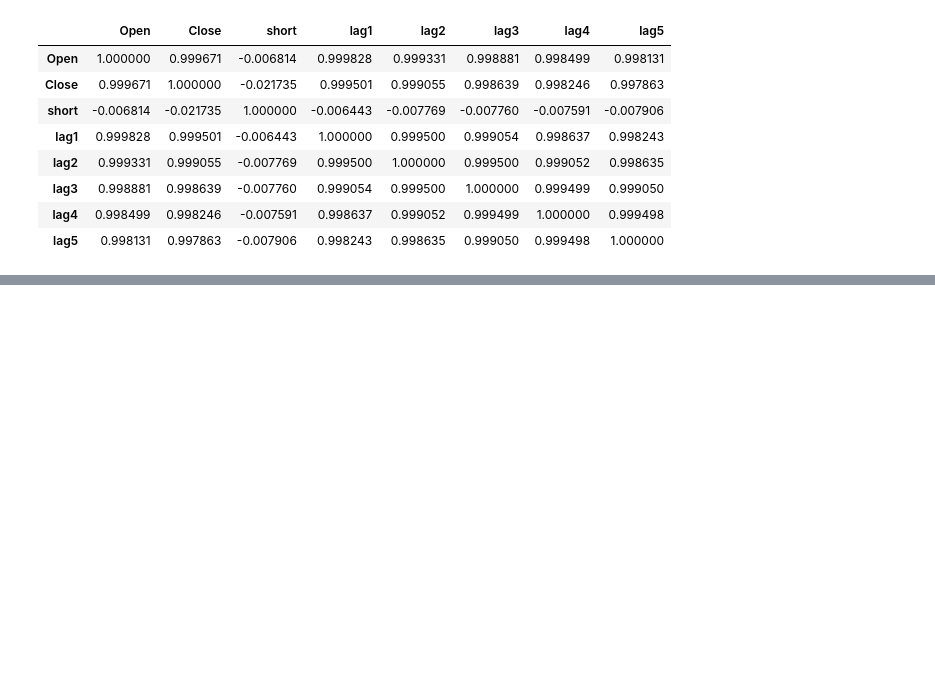
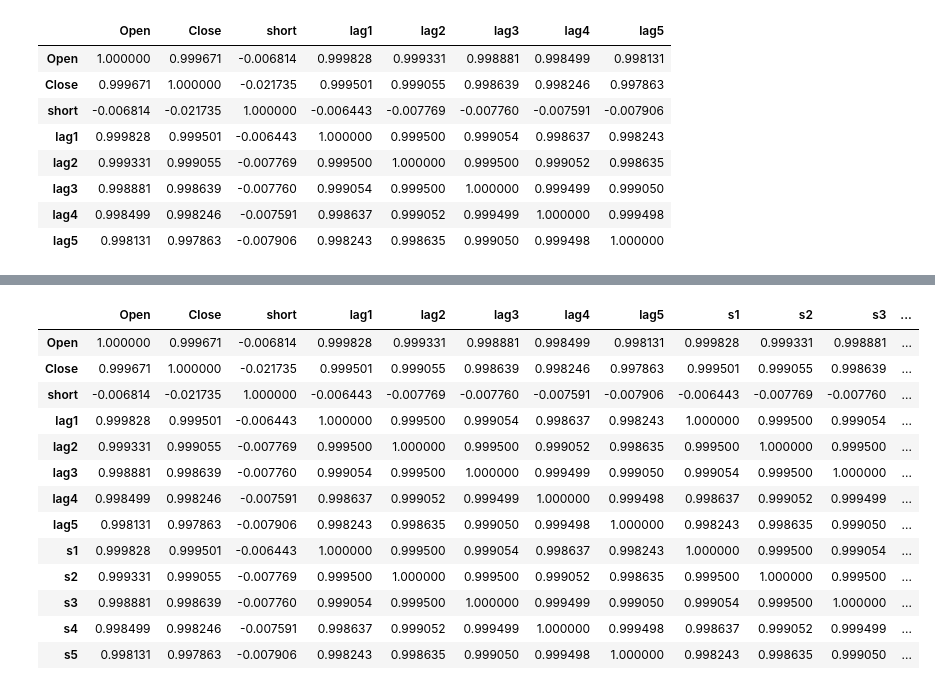
Before and after one commit to bhardwajshivam/Optimizing-Order-Execution-Strategy-for-HFT, a Jupyter notebook: Data_Collection.ipynb, the cells around one changed output, grey strips where cells are left out. Drawn from its saved outputs; the diff is of its cells as text; code cells hidden in the pictures; blank space fills up the shorter version.

Commit message:
slope corr

```diff
--- a/Data_Collection.ipynb
+++ b/Data_Collection.ipynb
@@ -192,3 +192,23 @@ data.corr()
 | lag3 | 0.998881 | 0.998639 | -0.007760 | 0.999054 | 0.999500 | 1.000000 | 0.999499 | 0.999050 |
 | lag4 | 0.998499 | 0.998246 | -0.007591 | 0.998637 | 0.999052 | 0.999499 | 1.000000 | 0.999498 |
 | lag5 | 0.998131 | 0.997863 | -0.007906 | 0.998243 | 0.998635 | 0.999050 | 0.999498 | 1.000000 |
+# %%
+s1 = []
+s2 = []
+s3 = []
+s4 = []
+s5 = []
+
+for i in range(len(data)):
+    s1.append(data['lag1'][i]/1)
+    s2.append(data['lag2'][i]/2)
+    s3.append(data['lag3'][i]/3)
+    s4.append(data['lag4'][i]/4)
+    s5.append(data['lag5'][i]/5)
+
+data['s1'] = s1
+data['s2'] = s2
+data['s3'] = s3
+data['s4'] = s4
+data['s5'] = s5
+data
@@ -194,0 +230,17 @@ data.corr()
+# %%
+data.corr()
+# %% [output]
+|  | Open | Close | short | lag1 | lag2 | lag3 | lag4 | lag5 | s1 | s2 | s3 | ... |
+| Open | 1.000000 | 0.999671 | -0.006814 | 0.999828 | 0.999331 | 0.998881 | 0.998499 | 0.998131 | 0.999828 | 0.999331 | 0.998881 | ... |
+| Close | 0.999671 | 1.000000 | -0.021735 | 0.999501 | 0.999055 | 0.998639 | 0.998246 | 0.997863 | 0.999501 | 0.999055 | 0.998639 | ... |
+| short | -0.006814 | -0.021735 | 1.000000 | -0.006443 | -0.007769 | -0.007760 | -0.007591 | -0.007906 | -0.006443 | -0.007769 | -0.007760 | ... |
+| lag1 | 0.999828 | 0.999501 | -0.006443 | 1.000000 | 0.999500 | 0.999054 | 0.998637 | 0.998243 | 1.000000 | 0.999500 | 0.999054 | ... |
+| lag2 | 0.999331 | 0.999055 | -0.007769 | 0.999500 | 1.000000 | 0.999500 | 0.999052 | 0.998635 | 0.999500 | 1.000000 | 0.999500 | ... |
+| lag3 | 0.998881 | 0.998639 | -0.007760 | 0.999054 | 0.999500 | 1.000000 | 0.999499 | 0.999050 | 0.999054 | 0.999500 | 1.000000 | ... |
+| lag4 | 0.998499 | 0.998246 | -0.007591 | 0.998637 | 0.999052 | 0.999499 | 1.000000 | 0.999498 | 0.998637 | 0.999052 | 0.999499 | ... |
+| lag5 | 0.998131 | 0.997863 | -0.007906 | 0.998243 | 0.998635 | 0.999050 | 0.999498 | 1.000000 | 0.998243 | 0.998635 | 0.999050 | ... |
+| s1 | 0.999828 | 0.999501 | -0.006443 | 1.000000 | 0.999500 | 0.999054 | 0.998637 | 0.998243 | 1.000000 | 0.999500 | 0.999054 | ... |
+| s2 | 0.999331 | 0.999055 | -0.007769 | 0.999500 | 1.000000 | 0.999500 | 0.999052 | 0.998635 | 0.999500 | 1.000000 | 0.999500 | ... |
+| s3 | 0.998881 | 0.998639 | -0.007760 | 0.999054 | 0.999500 | 1.000000 | 0.999499 | 0.999050 | 0.999054 | 0.999500 | 1.000000 | ... |
+| s4 | 0.998499 | 0.998246 | -0.007591 | 0.998637 | 0.999052 | 0.999499 | 1.000000 | 0.999498 | 0.998637 | 0.999052 | 0.999499 | ... |
+| s5 | 0.998131 | 0.997863 | -0.007906 | 0.998243 | 0.998635 | 0.999050 | 0.999498 | 1.000000 | 0.998243 | 0.998635 | 0.999050 | ... |
```
Also changed, not shown: parts of 1 cell of this notebook.
